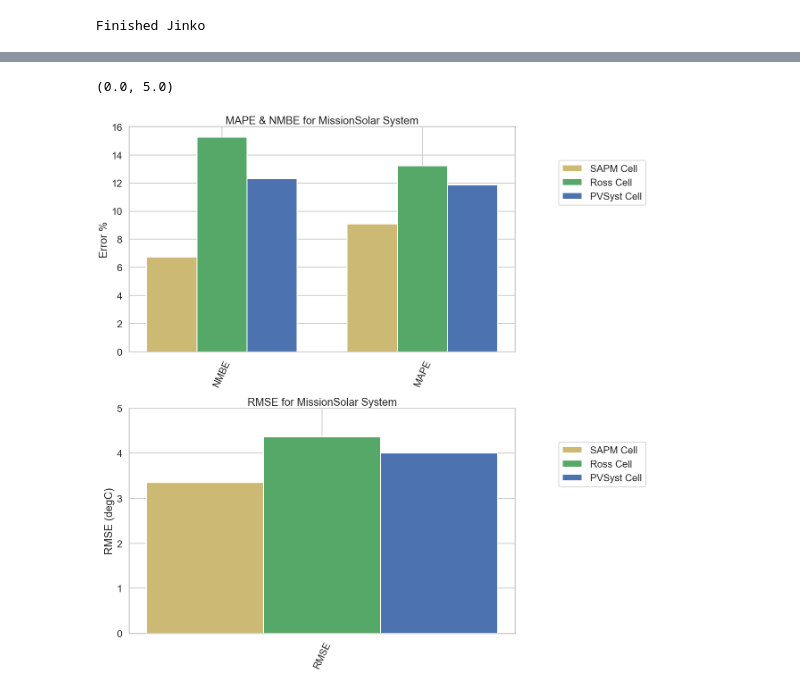
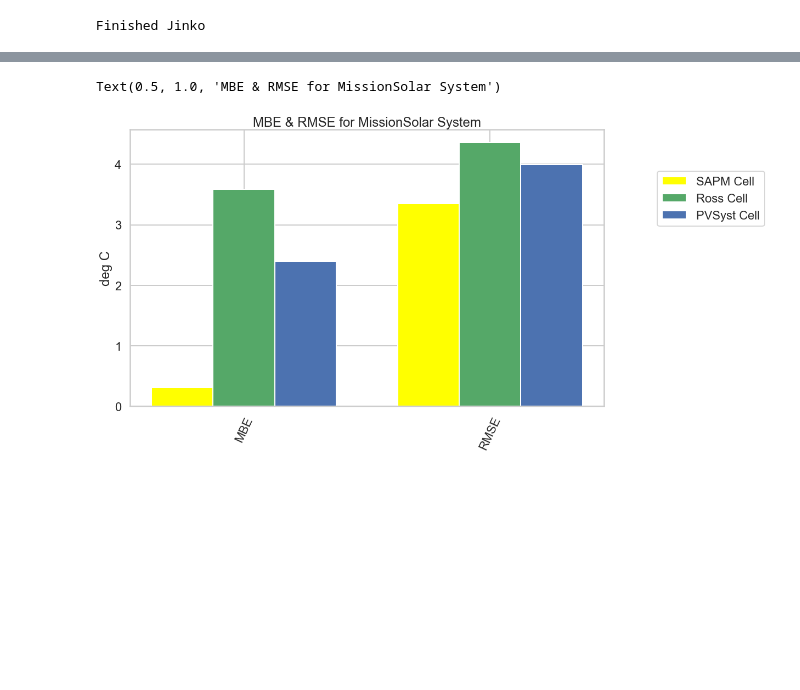
Before and after one commit to lmdeville/PV-Modeling, a Jupyter notebook: Task 2.2.1/Task 2.2.1 Temperature Models & Results.ipynb, the cells around one changed output, grey strips where cells are left out. Drawn from its saved outputs; the diff is of its cells as text; code cells hidden in the pictures; blank space fills up the shorter version.

```diff
--- a/Task 2.2.1/Task 2.2.1 Temperature Models & Results.ipynb
+++ b/Task 2.2.1/Task 2.2.1 Temperature Models & Results.ipynb
@@ -372,25 +385,18 @@ plt.legend([model1,model2,model3, 'Mean'] ,loc='center left', bbox_to_anchor=(1.
 strings = ['Mod Temp Str 1','Mod Temp Str 2','Mod Temp Str 3','Mod Temp Str 4']
 
 for string in strings:
-       sysresults['Diff ' + string] = 100 * (sysresults['Modeled Temperature'] - sysresults[string]) / (sysresults[string])
-
-for string in strings:
-    sysresults['Abs%Diff ' + string] = abs(sysresults['Diff ' + string])
-
-
-
-sysresults['MAPE'] = ((sysresults.iloc[:,[-4,-3,-2,-1]].mean(axis=1)))
+       sysresults['Diff ' + string] = (sysresults['Modeled Temperature'] - sysresults[string])
 
 all_rtd = ['LG', 'Panasonic', 'MissionSolar', 'Jinko']
 twth_rtd = ['HanQPlus', 'HanQPeak']
 onfo_rtd = ['Can 270', 'Can275']
 
 if system in all_rtd:
-    sysresults['NMBE'] = (sysresults['Diff Mod Temp Str 1'] + sysresults['Diff Mod Temp Str 2'] + sysresults['Diff Mod Temp Str 3'] + sysresults['Diff Mod Temp Str 4'])/4
+    sysresults['MBE'] = (sysresults['Diff Mod Temp Str 1'] + sysresults['Diff Mod Temp Str 2'] + sysresults['Diff Mod Temp Str 3'] + sysresults['Diff Mod Temp Str 4'])/4
 elif system in twth_rtd:
-    sysresults['NMBE'] = (sysresults['Diff Mod Temp Str 2'] + sysresults['Diff Mod Temp Str 3'])/2
+    sysresults['MBE'] = (sysresults['Diff Mod Temp Str 2'] + sysresults['Diff Mod Temp Str 3'])/2
 else:
-    sysresults['NMBE'] = (sysresults['Diff Mod Temp Str 1'] + sysresults['Diff Mod Temp Str 4'])/2
+    sysresults['MBE'] = (sysresults['Diff Mod Temp Str 1'] + sysresults['Diff Mod Temp Str 4'])/2
 
 if system in all_rtd:
     sysresults['RMSE'] = (((sysresults['Modeled Temperature'] - sysresults['Mod Temp Str 1'])**2 + (sysresults['Modeled Temperature'] - sysresults['Mod Temp Str 2'])**2
@@ -420,32 +426,20 @@ See the caveats in the documentation: https://pandas.pydata.org/pandas-docs/stab
 # %%
 #Calculating RMSE/MAPE/
 #need a df with no NaNs first
 models = [model1,model2,model3]
 
+
 X = np.arange(2)
-fig, axis =plt.subplots(2, 1)
-plt.title('MAPE, NMBE, & RMSE for '+system+' System')
-axis[0] = fig.add_axes([0,1.25,1,1])
-axis[0].bar(X + 0.00, sysresults.loc[sysresults['Model']==model1].iloc[:,[-3,-1]].mean(), color = 'y', width = 0.25)
-axis[0].bar(X + 0.25, sysresults.loc[sysresults['Model']==model2].iloc[:,[-3,-1]].mean(), color = 'g', width = 0.25)
-axis[0].bar(X + 0.50, sysresults.loc[sysresults['Model']==model3].iloc[:,[-3,-1]].mean(), color = 'b', width = 0.25)
-axis[0].legend([model1,model2,model3] ,loc='center left', bbox_to_anchor=(1.1, 0.75))
-axis[0].set_xticks([0.25, 1.25])
-axis[0].set_xticklabels(['NMBE', 'MAPE'], rotation=65)
-axis[0].set_ylabel('Error %')
-axis[0].set_title('MAPE & NMBE for '+system+' System')
-
-X = np.arange(1)
-axis[1] = fig.add_axes([0,0,1,1])
-axis[1].bar(X + 0.00, sysresults.loc[sysresults['Model']==model1].iloc[:,[-2]].mean(), color = 'y', width = 0.25)
-axis[1].bar(X + 0.25, sysresults.loc[sysresults['Model']==model2].iloc[:,[-2]].mean(), color = 'g', width = 0.25)
-axis[1].bar(X + 0.50, sysresults.loc[sysresults['Model']==model3].iloc[:,[-2]].mean(), color = 'b', width = 0.25)
-axis[1].legend([model1,model2,model3] ,loc='center left', bbox_to_anchor=(1.1, 0.75))
-axis[1].set_xticks([0.25])
-axis[1].set_xticklabels(['RMSE'], rotation=65)
-axis[1].set_ylabel('RMSE (degC)')
-axis[1].set_title('RMSE for '+system+' System')
-axis[1].set_ylim(0,5)
+fig = plt.figure()
+ax = fig.add_axes([0,0,1,1])
+ax.bar(X + 0.00, sysresults.loc[sysresults['Model']==model1].iloc[:,[-2,-1]].mean(), color = 'yellow', width = 0.25)
+ax.bar(X + 0.25, sysresults.loc[sysresults['Model']==model2].iloc[:,[-2,-1]].mean(), color = 'g', width = 0.25)
+ax.bar(X + 0.50, sysresults.loc[sysresults['Model']==model3].iloc[:,[-2,-1]].mean(), color = 'b', width = 0.25)
+ax.legend([model1,model2,model3] ,loc='center left', bbox_to_anchor=(1.1, 0.75))
+ax.set_xticks([0.25, 1.25])
+ax.set_xticklabels(['MBE', 'RMSE'], rotation=65)
+ax.set_ylabel('deg C')
+ax.set_title('MBE & RMSE for '+system+' System')
 # %% [output]
-(0.0, 5.0)
+Text(0.5, 1.0, 'MBE & RMSE for MissionSolar System')
-[figure, old version]
+[figure, new version]
```
Also changed, not shown: parts of 4 cells of this notebook.
